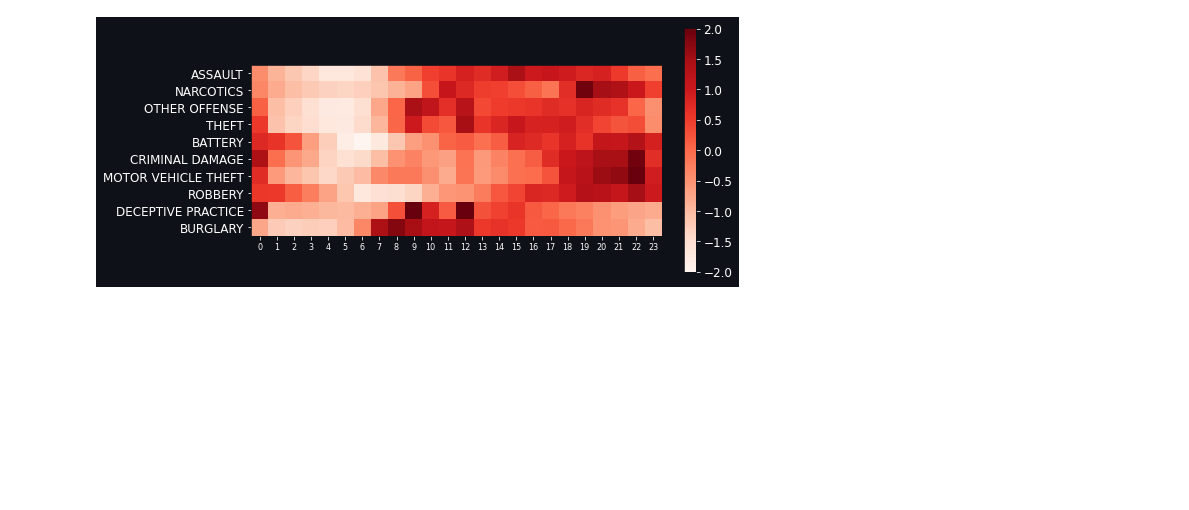
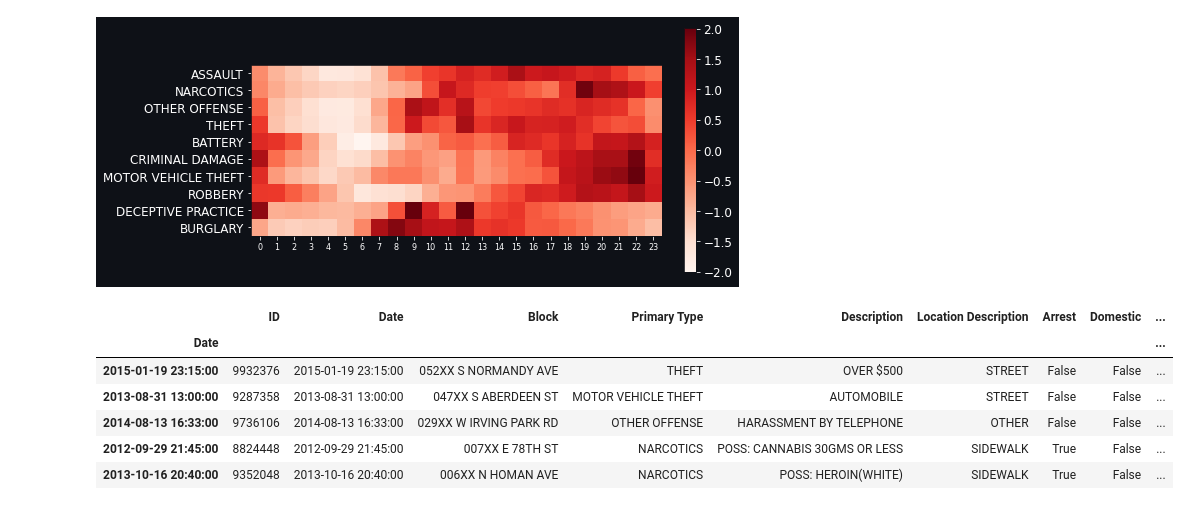
Before and after one commit to Fairy-Rong/Final-project, a Jupyter notebook: EDA_time.ipynb, the cells around one changed output. Saved outputs shown, nothing was run; the diff lists cells and outputs as text; code cells hidden in the pictures; blank space fills up the shorter version.

```diff
--- a/EDA_time.ipynb
+++ b/EDA_time.ipynb
@@ -110,3 +110,13 @@ scale_and_plot(hour_by_location)
 scale_and_plot(hour_by_type)
 # %% [output]
 [figure]
+# %%
+crimes.head()
+# %% [output]
+|  | ID | Date | Block | Primary Type | Description | Location Description | Arrest | Domestic | ... |
+| Date |  |  |  |  |  |  |  |  | ... |
+| 2015-01-19 23:15:00 | 9932376 | 2015-01-19 23:15:00 | 052XX S NORMANDY AVE | THEFT | OVER $500 | STREET | False | False | ... |
+| 2013-08-31 13:00:00 | 9287358 | 2013-08-31 13:00:00 | 047XX S ABERDEEN ST | MOTOR VEHICLE THEFT | AUTOMOBILE | STREET | False | False | ... |
+| 2014-08-13 16:33:00 | 9736106 | 2014-08-13 16:33:00 | 029XX W IRVING PARK RD | OTHER OFFENSE | HARASSMENT BY TELEPHONE | OTHER | False | False | ... |
+| 2012-09-29 21:45:00 | 8824448 | 2012-09-29 21:45:00 | 007XX E 78TH ST | NARCOTICS | POSS: CANNABIS 30GMS OR LESS | SIDEWALK | True | False | ... |
+| 2013-10-16 20:40:00 | 9352048 | 2013-10-16 20:40:00 | 006XX N HOMAN AVE | NARCOTICS | POSS: HEROIN(WHITE) | SIDEWALK | True | False | ... |
```
Also changed, not shown: 2 other files.
